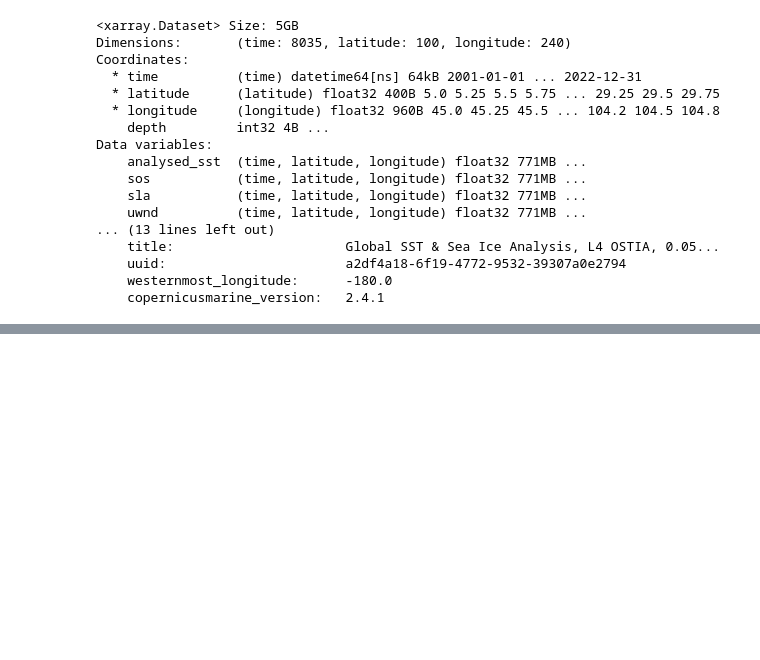
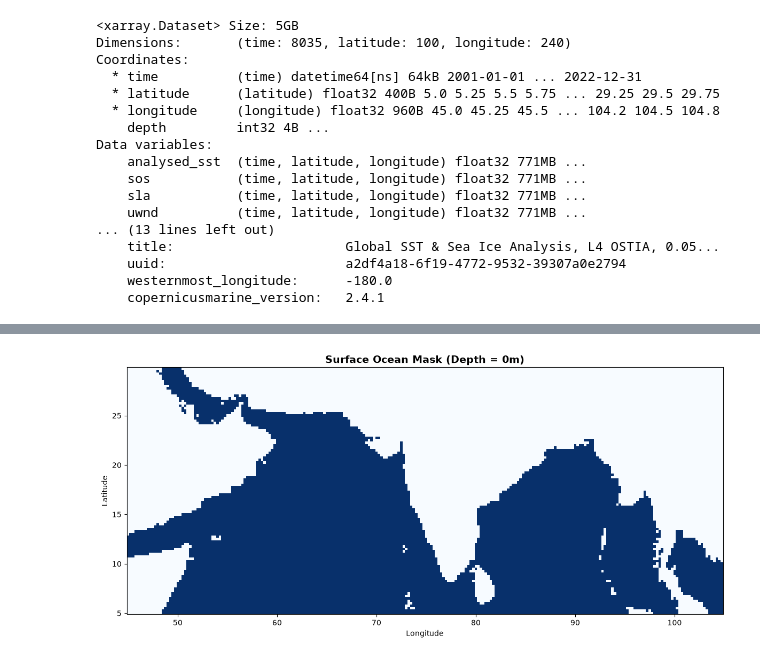
Before and after one commit to ShreyData/OceanEmbed, a Jupyter notebook: Data/data_prep3.ipynb, the cells around one changed output, grey strips where cells are left out. Saved outputs shown, nothing was run; the diff lists cells and outputs as text; code cells hidden in the pictures; blank space fills up the shorter version.

Commit message:
3D Mask update

```diff
--- a/Data/data_prep3.ipynb
+++ b/Data/data_prep3.ipynb
@@ -214,3 +214,7 @@ Data variables:
     uuid:                       a2df4a18-6f19-4772-9532-39307a0e2794
     westernmost_longitude:      -180.0
     copernicusmarine_version:   2.4.1
+# %%
+import xarray as xr
+mask2d = xr.open_dataset("model_ready_data/official_landmask.nc")
+mask2d
@@ -216,0 +243,16 @@ Data variables:
+# %%
+import matplotlib.pyplot as plt
+
+mask2d['official_glorys_mask'].plot(
+    cmap='Blues',
+    add_colorbar=False,
+    size=6,
+    aspect=2.4  # Matches your 100x240 grid ratio
+)
+
+plt.title('Surface Ocean Mask (Depth = 0m)', fontweight='bold', fontsize=14)
+plt.xlabel('Longitude')
+plt.ylabel('Latitude')
+plt.show()
+# %% [output]
+[figure, added]
```
Also changed, not shown: parts of 4 cells of this notebook, 2 other files.
